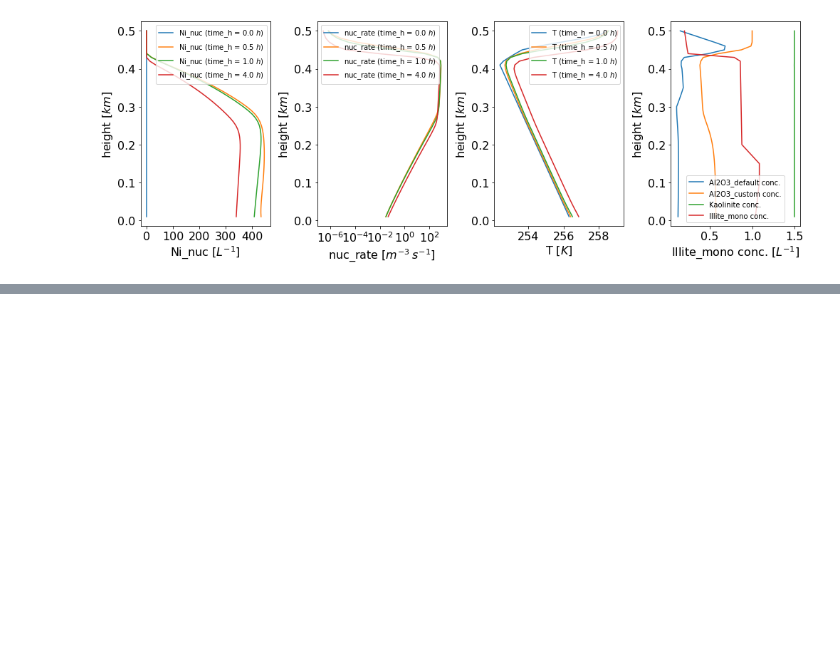
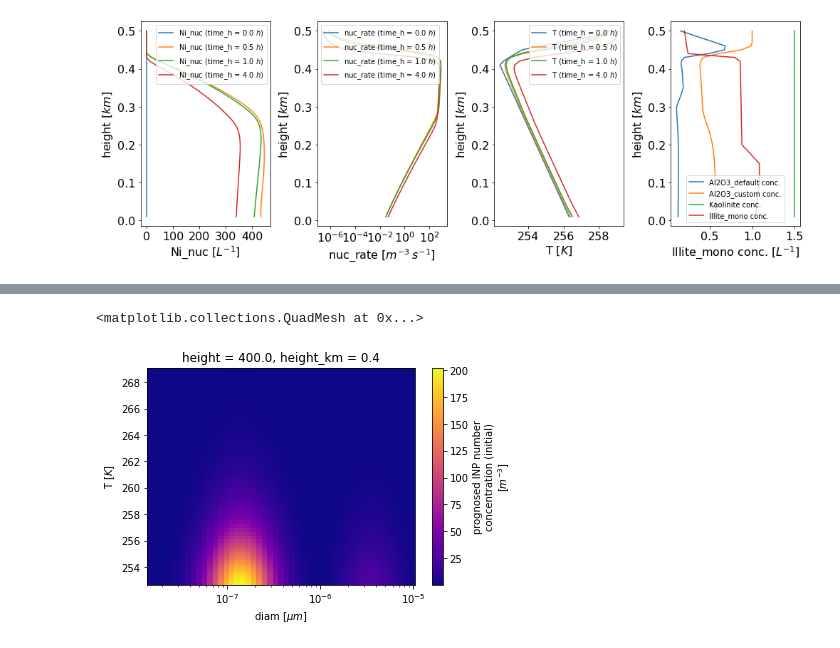
Before and after one commit to open-atmos/AC-1D, a Jupyter notebook: doc/source/Example.ipynb, the cells around one changed output, grey strips where cells are left out. Drawn from its saved outputs; the diff is of its cells as text; code cells hidden in the pictures; blank space fills up the shorter version.

```diff
--- a/doc/source/Example.ipynb
+++ b/doc/source/Example.ipynb
@@ -506,0 +577,5 @@ ax[3] = model.plot.profile(model, ax=ax[3], which_pop="Illite_mono", legend=True
+# %%
+inas_sgp_mix.aer["DesertDust"].ds["inp_init"].sel({"height": 400.}, method="nearest").plot(x="diam",xscale="log", cmap="plasma")
+# %% [output]
+<matplotlib.collections.QuadMesh at 0x...>
+[figure, added]
```
Also changed, not shown: parts of 6 cells of this notebook, 20 other files.
